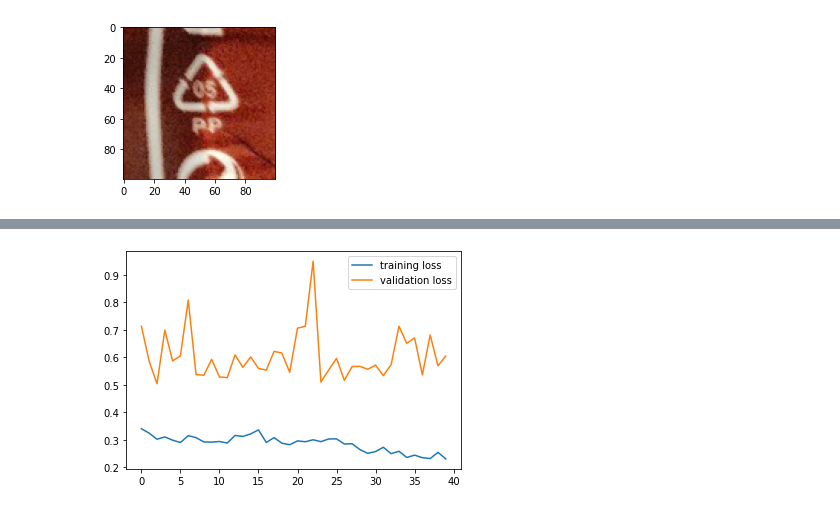
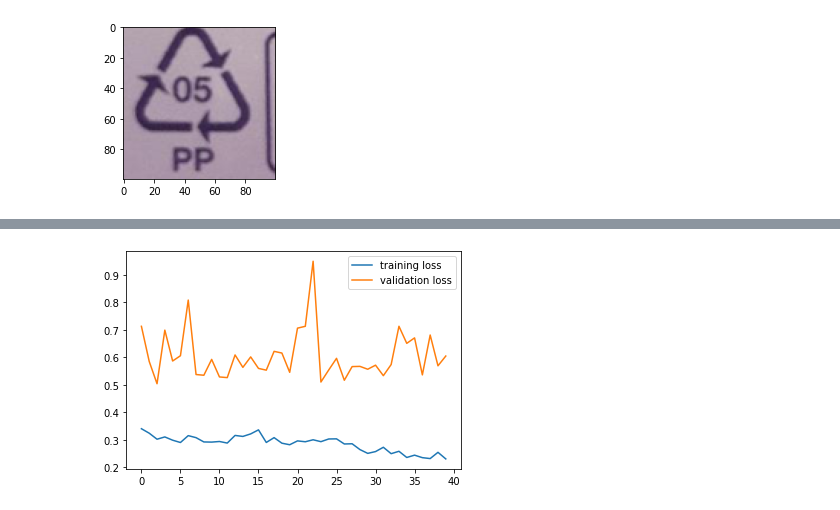
Before and after one commit to gorky22/number_recognition, a Jupyter notebook: transfer_redone_without_test.ipynb, the cells around one changed output, grey strips where cells are left out. Cells and saved outputs as stored; diff of their text form; code cells hidden in the pictures.

```diff
--- a/transfer_redone_without_test.ipynb
+++ b/transfer_redone_without_test.ipynb
@@ -60,35 +60,35 @@ def transfrom_data(ratio, source_dir, resolution):
         actual_num  = np.float(nums.split('_')[0])
 
         data = os.listdir(source_dir + '/' + nums)
 
         # for random take test, train and valid data
         random.shuffle(data)
 
         tmp_train_x.extend(get_matrix_data(data[:int(len(data) * ratio[0])], resolution, actual_num))
         train_dataset_y = np.append(train_dataset_y, np.full((1, int(len(data) * ratio[0])), actual_num))
 
         tmp_valid_x.extend(get_matrix_data(data[int(len(data) * ratio[0]): int(len(data) * (ratio[0] + ratio[1]))], resolution, actual_num))
         valid_dataset_y = np.append(valid_dataset_y, np.full((1, int(len(data) * (ratio[0] + ratio[1])) - int(len(data) * ratio[0])), actual_num))
 
         tmp_test_x.extend(get_matrix_data(data[-int(len(data) * ratio[2]):], resolution, actual_num))
         test_dataset_y = np.append(test_dataset_y, np.full((1, int(len(data) * ratio[2])), actual_num))
 
     train_dataset_x = np.append(train_dataset_x, tmp_train_x)
     train_dataset_x = train_dataset_x.reshape((train_dataset_y.shape[0], resolution[0],resolution[1], 3))
 
     valid_dataset_x = np.append(valid_dataset_x, tmp_valid_x)
     valid_dataset_x =  valid_dataset_x.reshape((valid_dataset_y.shape[0], resolution[0],resolution[1], 3))
 
     test_dataset_x = np.append(test_dataset_x ,tmp_test_x)
     test_dataset_x = test_dataset_x.reshape((test_dataset_y.shape[0], resolution[0],resolution[1], 3))
 
     return {'x': train_dataset_x, 'y': train_dataset_y}, {'x': valid_dataset_x, 'y': valid_dataset_y}, {'x': test_dataset_x, 'y': test_dataset_y}
 
-train, valid, test = transfrom_data([0.8, 0.1, 0.1], source_dir, resolution)
+train, valid, test = transfrom_data([0.9, 0.099, 0.01], source_dir, resolution)
 
 plot_img(train['x'][1000])
 # %% [output]
-[figure, old version]
+[figure, new version]
 # %%
 import tensorflow as tf
 from tensorflow import keras
```
Also changed, not shown: parts of 1 cell of this notebook.
